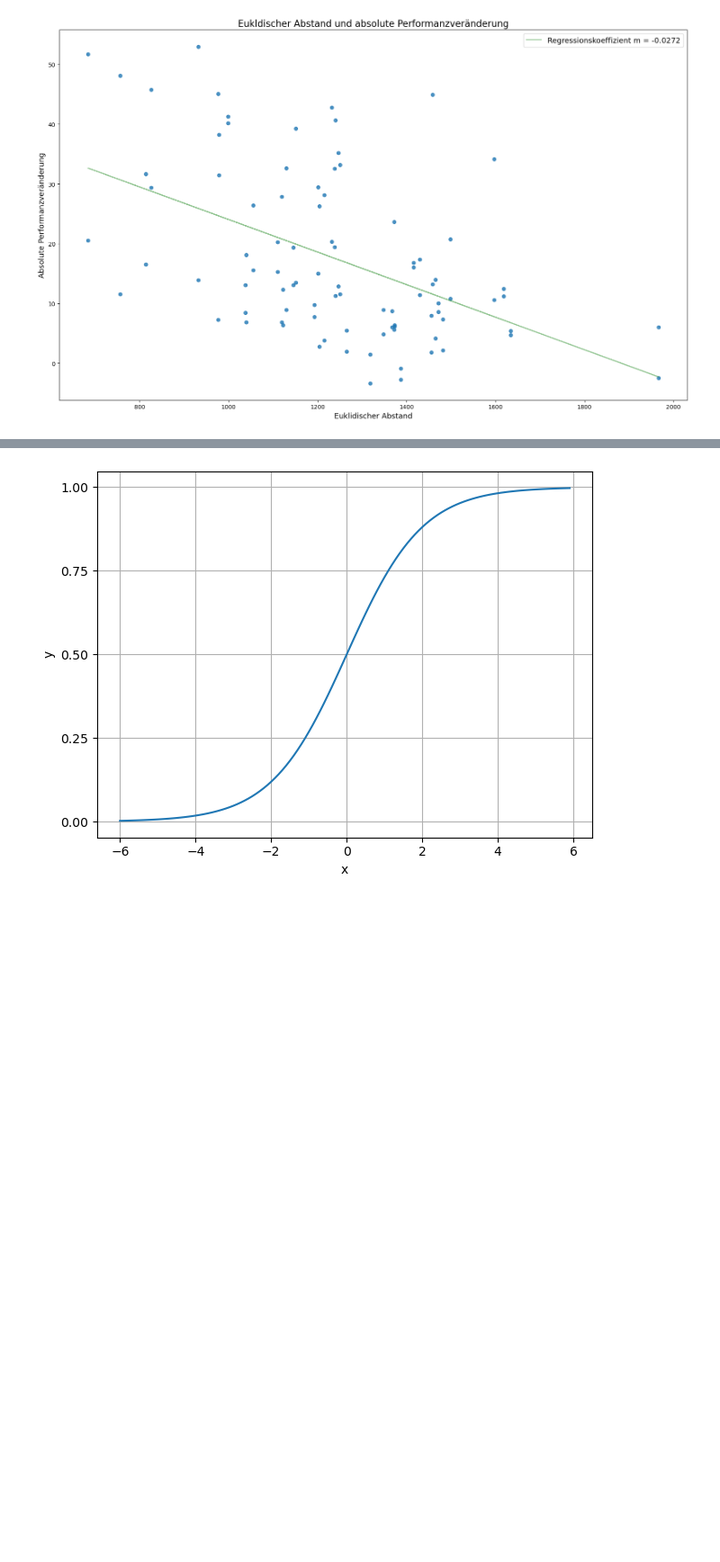
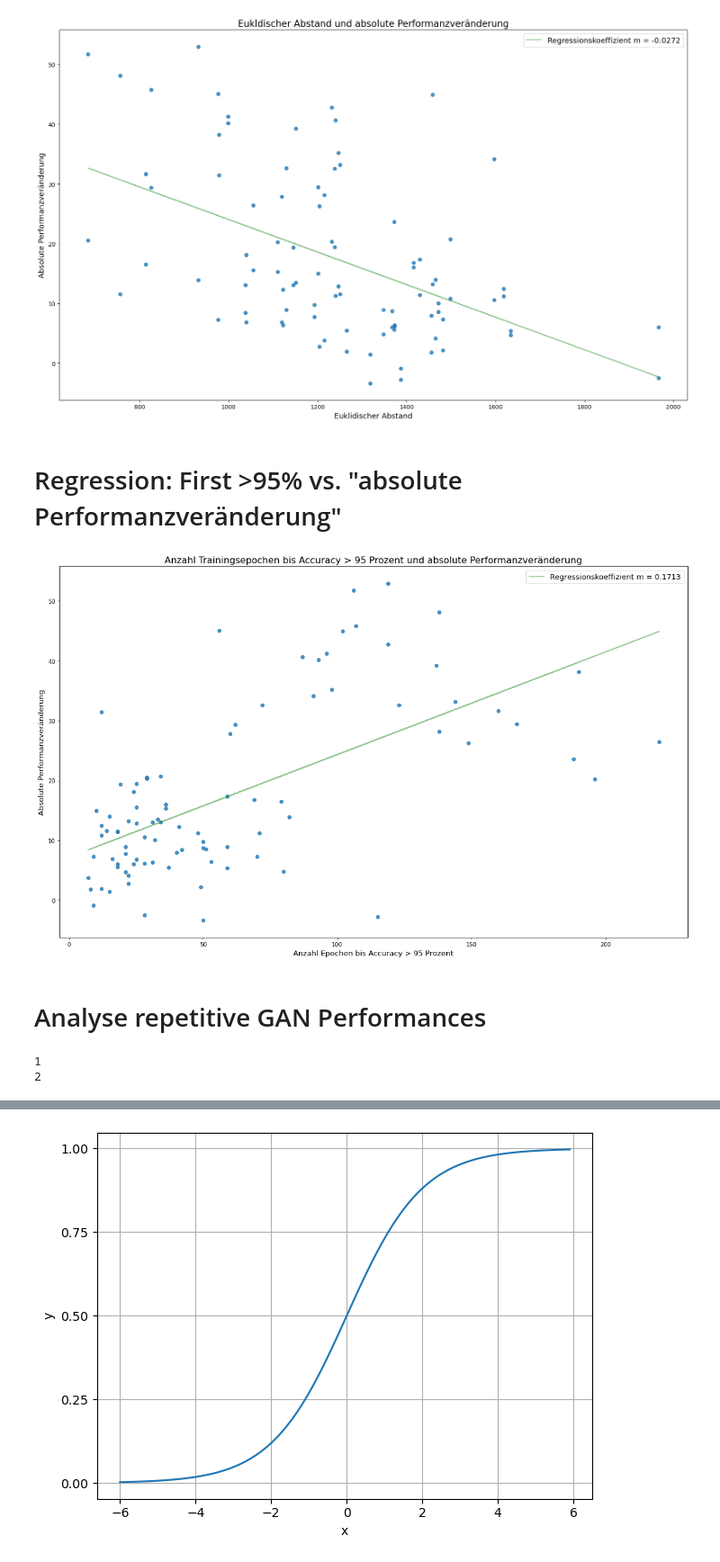
Before and after one commit to iamfredo/gans_mnist, a Jupyter notebook: gan_evaluation.ipynb, the cells around one changed output, grey strips where cells are left out. Shown at 90% size. Drawn from its saved outputs; the diff is of its cells as text; code cells hidden in the pictures; blank space fills up the shorter version.

```diff
--- a/gan_evaluation.ipynb
+++ b/gan_evaluation.ipynb
@@ -853,23 +855,3 @@ plt.tight_layout()
 plt.show()
 # %% [output]
 [figure]
-# %%
-for i in range(10):
-  plt.figure(figsize=(10,6))
-  plt.title(f"{i}")
-  #print(f"Generating {i}")
-  #print(f"No Pre-Training:  {pre_trained_0_to_9_complete_rolling_90[f'{i}{i}']}")
-  if pre_trained_0_to_9_complete_rolling_90[f'{i}{i}'][0] is None:
-    plt.bar(i, 0, color="Blue")
-  else:
-    plt.bar(i, pre_trained_0_to_9_complete_rolling_90[f'{i}{i}'], color="Blue")
-  for j in range(10):
-    if i != j:
-      #print(f"Pre-Training on {j}:  {pre_trained_0_to_9_complete_rolling_90[f'{j}{i}']}")
-      if pre_trained_0_to_9_complete_rolling_90[f'{j}{i}'][0] is None:
-        plt.bar( j, 0, color="Blue")
-      else:
-        plt.bar( j, pre_trained_0_to_9_complete_rolling_90[f'{j}{i}'], color="Blue")
-  plt.xticks(np.arange(10))
-  plt.show()
-  #print()
@@ -1226,3 +1197,41 @@ plt.tight_layout()
 plt.show()
 # %% [output]
 [figure]
+# %% [markdown]
+# Regression: First >95% vs. "absolute Performanzveränderung"
+# %%
+x = []
+y = []
+
+plt.figure(figsize=(16,10))
+"""
+for i in range(10):
+  x.append(euclidean_distances[i][:])
+  y.append(AUC_matrix_300[i][:])
+"""
+for i in range(10):
+  for j in range(10):
+    if i != j:
+      x.append(pre_trained_0_to_9_complete_rolling_90_epoch[f"{i}{j}"][0])
+      y.append(AUC_matrix_300[i][j])
+m, b = np.polyfit(x, y, 1)
+plt.plot(x, m*np.array(x) + b, label=f"Regressionskoeffizient m = {m.round(4)}", color="forestgreen", alpha=0.5)
+
+plt.scatter(x, y, alpha=0.8)
+plt.title("Anzahl Trainingsepochen bis Accuracy > 95 Prozent und absolute Performanzveränderung", fontsize=16)
+plt.xlabel("Anzahl Epochen bis Accuracy > 95 Prozent", fontsize=13)
+plt.ylabel("Absolute Performanzveränderung", fontsize=13)
+plt.legend(fontsize=13)
+plt.tight_layout()
+plt.savefig(f"generated/plots/AUC/epoch95acc_auc_regression.svg")
+plt.show()
+# %% [output]
+[figure, added]
+# %% [markdown]
+# Analyse repetitive GAN Performances
+# %%
+for num, path in enumerate([path_1, path_2]):
+  print(num+1)
+# %% [output]
+1
+2
```
Also changed, not shown: parts of 9 cells of this notebook, 1 other file.
